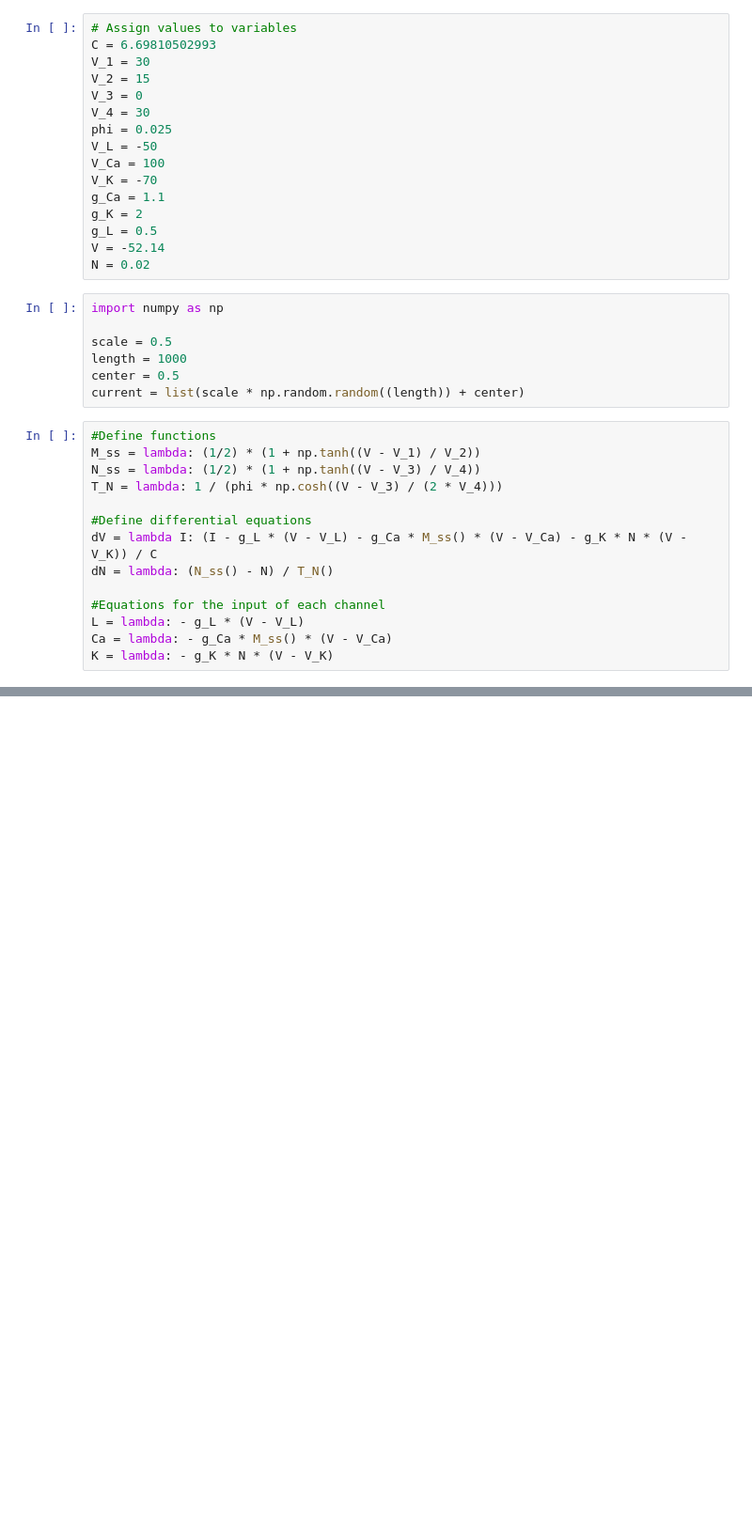
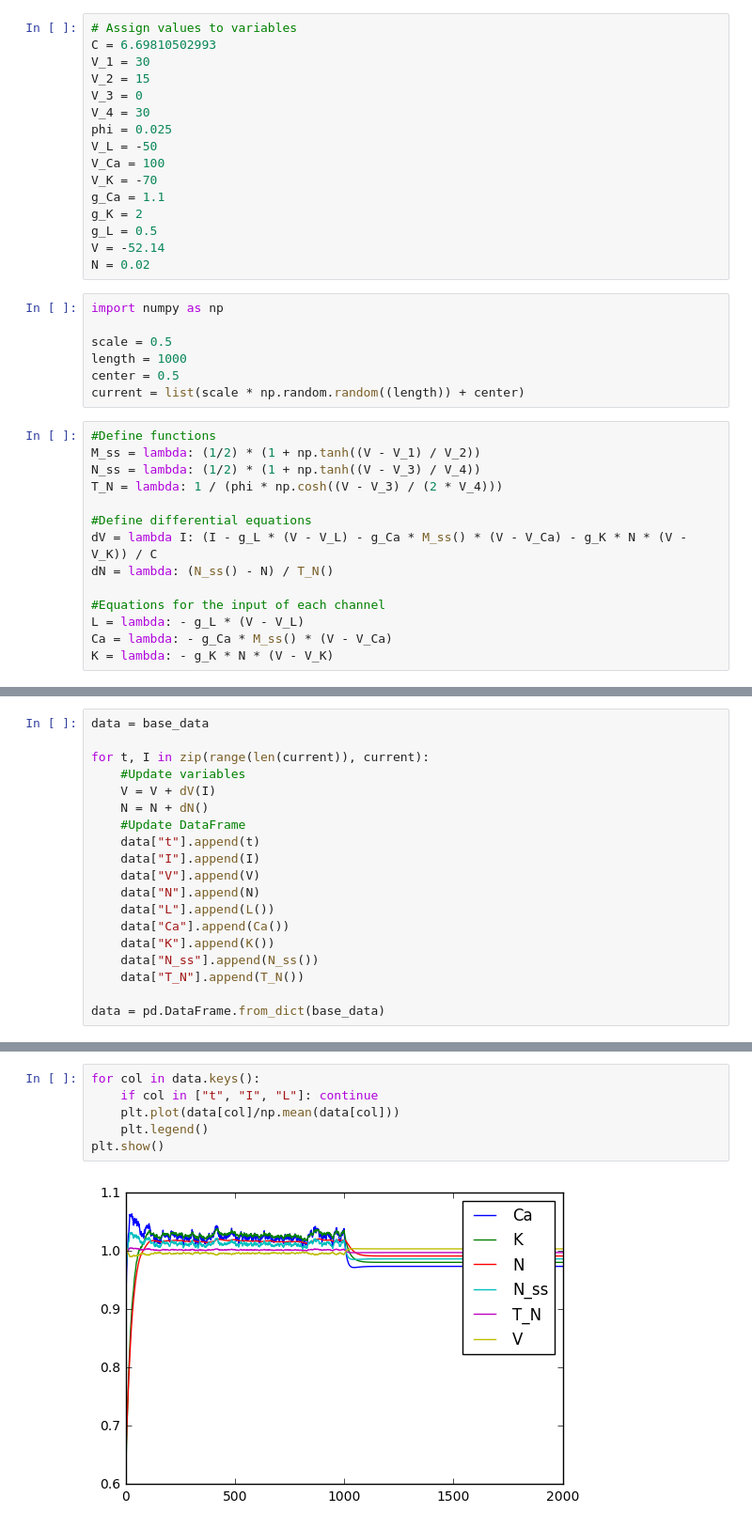
Before and after one commit to jonmarty/Morris-Lecar, a Jupyter notebook: MorrisLecar.ipynb, the cells around one changed output, grey strips where cells are left out. Shown at 94% size. Saved outputs shown, nothing was run; the diff lists cells and outputs as text; blank space fills up the shorter version.

```diff
--- a/MorrisLecar.ipynb
+++ b/MorrisLecar.ipynb
@@ -96,0 +102,19 @@ or matplotlib.backends is imported for the first time.
+# %%
+data = base_data
+
+for t, I in zip(range(len(current)), current):
+	#Update variables
+	V = V + dV(I)
+	N = N + dN()
+	#Update DataFrame
+	data["t"].append(t)
+	data["I"].append(I)
+	data["V"].append(V)
+	data["N"].append(N)
+	data["L"].append(L())
+	data["Ca"].append(Ca())
+	data["K"].append(K())
+	data["N_ss"].append(N_ss())
+	data["T_N"].append(T_N())
+
+data = pd.DataFrame.from_dict(base_data)
@@ -96,0 +130,8 @@ or matplotlib.backends is imported for the first time.
+# %%
+for col in data.keys():
+    if col in ["t", "I", "L"]: continue
+    plt.plot(data[col]/np.mean(data[col]))
+    plt.legend()
+plt.show()
+# %% [output]
+[figure, added]
```
Also changed, not shown: parts of 5 cells of this notebook.
